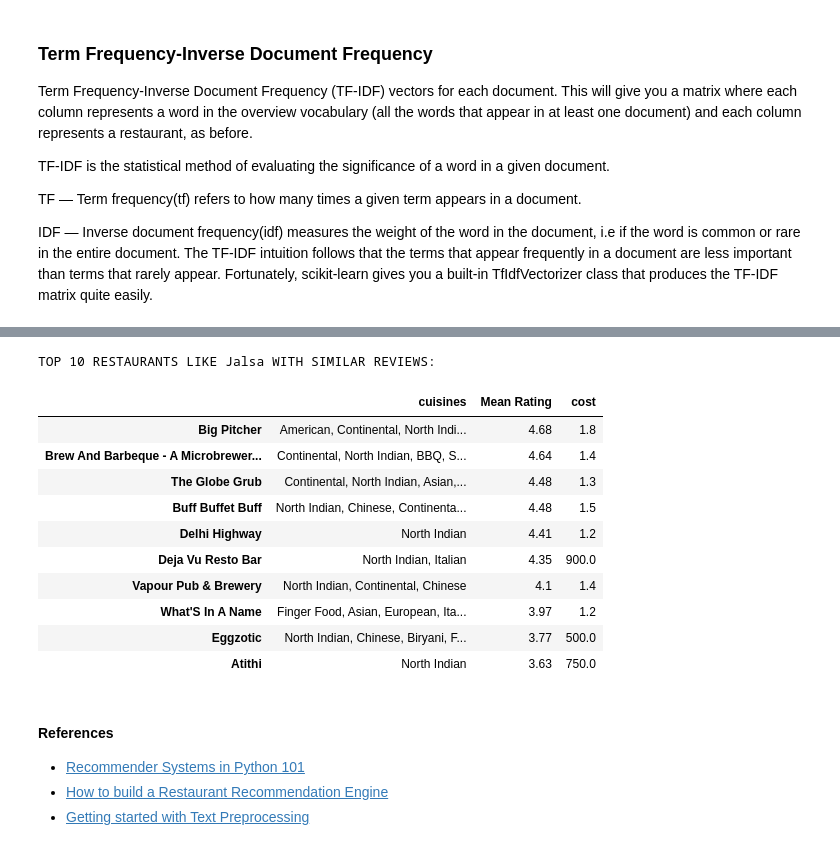
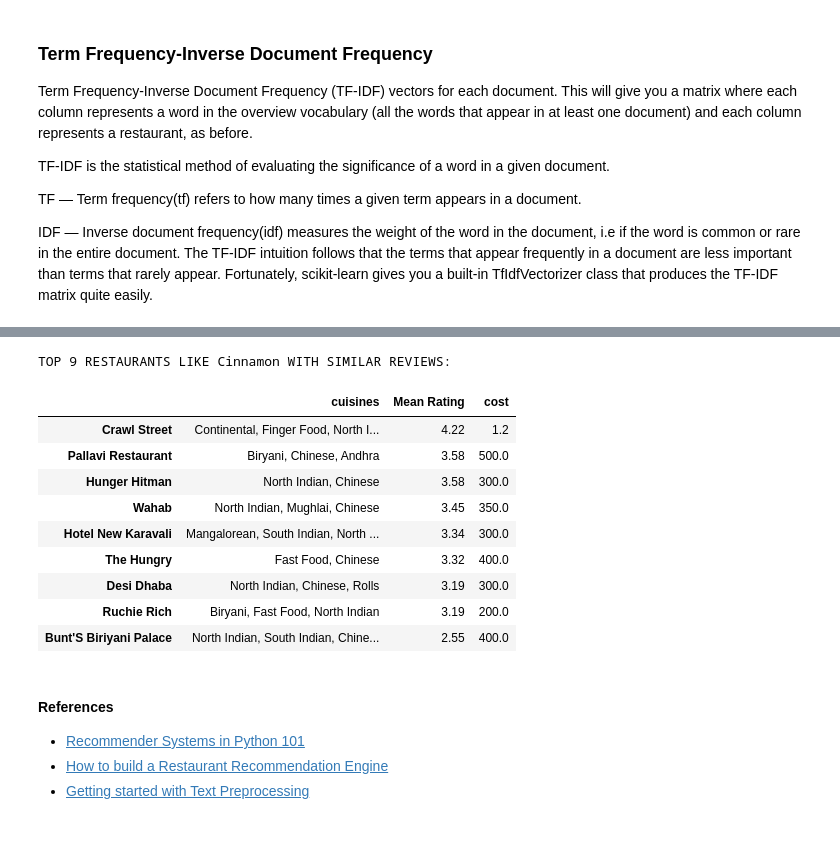
Before and after one commit to arysinh/restaurant-recommender, a Jupyter notebook: Restaurant_recommendation_system.ipynb, the cells around one changed output, grey strips where cells are left out. Drawn from its saved outputs; the diff is of its cells as text; code cells hidden in the pictures.

```diff
--- a/Restaurant_recommendation_system.ipynb
+++ b/Restaurant_recommendation_system.ipynb
@@ -492,3 +481,5 @@ def recommend(name, cosine_similarities = cosine_similarities):
+# %%
+model = pickle.load(open('model.pkl','rb'))
 # %%
 # HERE IS A RANDOM RESTAURANT. LET'S SEE THE DETAILS ABOUT THIS RESTAURANT:
 df_percent[df_percent.index == 'Pai Vihar'].head()
@@ -503,18 +494,17 @@ df_percent[df_percent.index == 'Pai Vihar'].head()
-# %%
-recommend('Jalsa')
-# %% [output]
-TOP 10 RESTAURANTS LIKE Jalsa WITH SIMILAR REVIEWS:
-|  | cuisines | Mean Rating | cost |
-| Big Pitcher | American, Continental, North Indi... | 4.68 | 1.8 |
-| Brew And Barbeque - A Microbrewer... | Continental, North Indian, BBQ, S... | 4.64 | 1.4 |
-| The Globe Grub | Continental, North Indian, Asian,... | 4.48 | 1.3 |
-| Buff Buffet Buff | North Indian, Chinese, Continenta... | 4.48 | 1.5 |
-| Delhi Highway | North Indian | 4.41 | 1.2 |
-| Deja Vu Resto Bar | North Indian, Italian | 4.35 | 900.0 |
-| Vapour Pub & Brewery | North Indian, Continental, Chinese | 4.1 | 1.4 |
-| What'S In A Name | Finger Food, Asian, European, Ita... | 3.97 | 1.2 |
-| Eggzotic | North Indian, Chinese, Biryani, F... | 3.77 | 500.0 |
-| Atithi | North Indian | 3.63 | 750.0 |
+# %%
+model('Cinnamon')
+# %% [output]
+TOP 9 RESTAURANTS LIKE Cinnamon WITH SIMILAR REVIEWS:
+|  | cuisines | Mean Rating | cost |
+| Crawl Street | Continental, Finger Food, North I... | 4.22 | 1.2 |
+| Pallavi Restaurant | Biryani, Chinese, Andhra | 3.58 | 500.0 |
+| Hunger Hitman | North Indian, Chinese | 3.58 | 300.0 |
+| Wahab | North Indian, Mughlai, Chinese | 3.45 | 350.0 |
+| Hotel New Karavali | Mangalorean, South Indian, North ... | 3.34 | 300.0 |
+| The Hungry | Fast Food, Chinese | 3.32 | 400.0 |
+| Desi Dhaba | North Indian, Chinese, Rolls | 3.19 | 300.0 |
+| Ruchie Rich | Biryani, Fast Food, North Indian | 3.19 | 200.0 |
+| Bunt'S Biriyani Palace | North Indian, South Indian, Chine... | 2.55 | 400.0 |
 # %% [markdown]
 #### References
  - [Recommender Systems in Python 101](https://www.kaggle.com/gspmoreira/recommender-systems-in-python-101)
```
Also changed, not shown: parts of 33 cells of this notebook, 4 other files.
